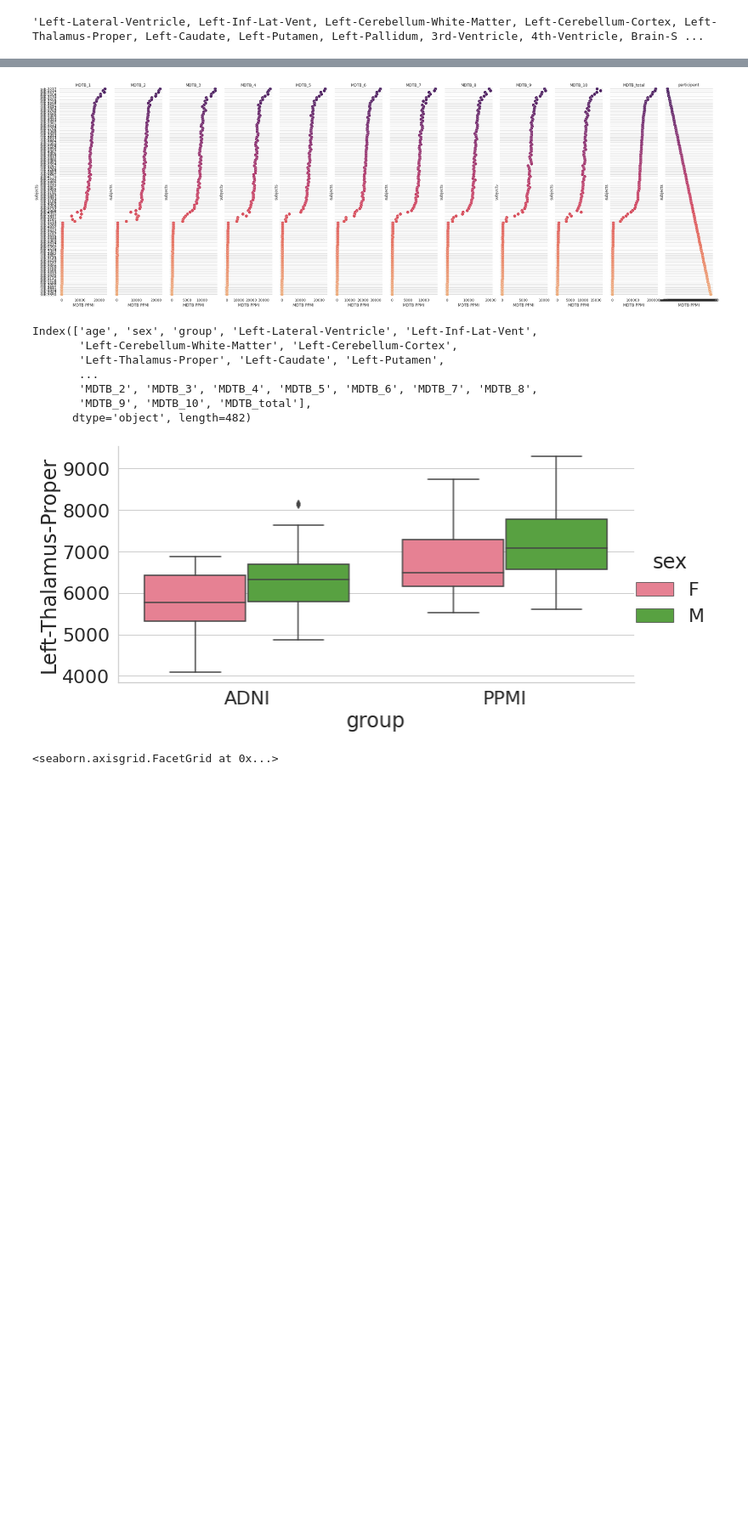
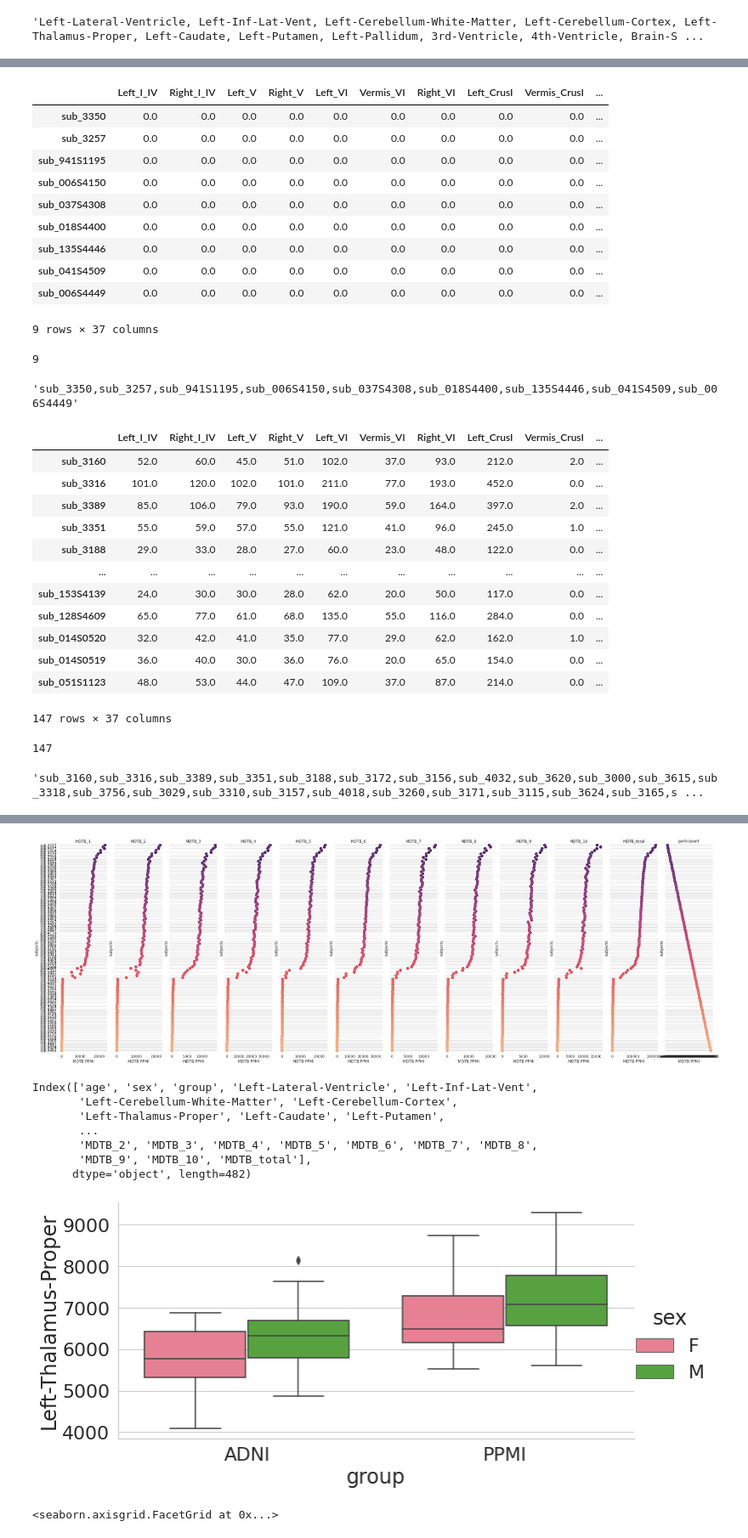
Before and after one commit to neurodatascience/ET_biomarker, a Jupyter notebook: preproc/prepro-roi_ADNI-PPMI.ipynb, the cells around one changed output, grey strips where cells are left out. Shown at 85% size. Drawn from its saved outputs; the diff is of its cells as text; code cells hidden in the pictures; blank space fills up the shorter version.

```diff
--- a/preproc/prepro-roi_ADNI-PPMI.ipynb
+++ b/preproc/prepro-roi_ADNI-PPMI.ipynb
@@ -82,8 +82,8 @@ for i_group in range(n_groups):
     seg_Des_tab=res1.join(lh_Des_ct_tab, how='left'); seg_Des_tab=seg_Des_tab.join(rh_Des_ct_tab, how='left'); seg_Des_tab=seg_Des_tab.join(lh_Des_vol_tab,how='left'); seg_Des_tab=seg_Des_tab.join(rh_Des_vol_tab,how='left');
     seg_DKT_tab=res1.join(lh_DKT_ct_tab, how='left'); seg_DKT_tab=seg_DKT_tab.join(rh_DKT_ct_tab, how='left'); seg_DKT_tab=seg_DKT_tab.join(lh_DKT_vol_tab,how='left'); seg_DKT_tab=seg_DKT_tab.join(rh_DKT_vol_tab,how='left');
     # update group
-    seg_Des_tab['group']=GROUPS[i_group]; seg_Des_tab=seg_Des_tab.dropna();
-    seg_DKT_tab['group']=GROUPS[i_group]; seg_DKT_tab=seg_DKT_tab.dropna();
+    seg_Des_tab['group']=GROUPS[i_group]; #seg_Des_tab=seg_Des_tab.dropna();
+    seg_DKT_tab['group']=GROUPS[i_group]; #seg_DKT_tab=seg_DKT_tab.dropna();
     # return data
     group_data[GROUPS[i_group]]={'Des': seg_Des_tab, 'DKT':seg_DKT_tab}
 all_data = {'Des': pd.concat([group_data['ADNI']['Des'], group_data['PPMI']['Des']]), 'DKT': pd.concat([group_data['ADNI']['DKT'], group_data['PPMI']['DKT']])}
@@ -249,3 +240,45 @@ with sns.axes_style("dark"):
+# %%
+plot_df = all_data['DKT'].copy()
+plot_df = plot_df[suit_col+['group','age']]
+#plot_df[plot_df['Left_I_IV']<1000]['Left_I_IV']
+plot_df = plot_df.sort_values(['suit_total','group'], ascending=False)
+cere0_df=plot_df[plot_df['Left_I_IV']==0]
+cere0_df=cere0_df.sort_values(['group','age'], ascending=False)
+display(cere0_df)
+display(len(cere0_df.index), ','.join(list(cere0_df.index)))
+cere_small_df=plot_df[(plot_df['Left_I_IV']>0) & (plot_df['Left_I_IV']<1000)]
+cere_small_df=cere_small_df.sort_values(['group','age'], ascending=False)
+display(cere_small_df)
+display(len(cere_small_df.index), ','.join(list(cere_small_df.index)))
+# %% [output]
+|  | Left_I_IV | Right_I_IV | Left_V | Right_V | Left_VI | Vermis_VI | Right_VI | Left_CrusI | Vermis_CrusI | ... |
+| sub_3350 | 0.0 | 0.0 | 0.0 | 0.0 | 0.0 | 0.0 | 0.0 | 0.0 | 0.0 | ... |
+| sub_3257 | 0.0 | 0.0 | 0.0 | 0.0 | 0.0 | 0.0 | 0.0 | 0.0 | 0.0 | ... |
+| sub_941S1195 | 0.0 | 0.0 | 0.0 | 0.0 | 0.0 | 0.0 | 0.0 | 0.0 | 0.0 | ... |
+| sub_006S4150 | 0.0 | 0.0 | 0.0 | 0.0 | 0.0 | 0.0 | 0.0 | 0.0 | 0.0 | ... |
+| sub_037S4308 | 0.0 | 0.0 | 0.0 | 0.0 | 0.0 | 0.0 | 0.0 | 0.0 | 0.0 | ... |
+| sub_018S4400 | 0.0 | 0.0 | 0.0 | 0.0 | 0.0 | 0.0 | 0.0 | 0.0 | 0.0 | ... |
+| sub_135S4446 | 0.0 | 0.0 | 0.0 | 0.0 | 0.0 | 0.0 | 0.0 | 0.0 | 0.0 | ... |
+| sub_041S4509 | 0.0 | 0.0 | 0.0 | 0.0 | 0.0 | 0.0 | 0.0 | 0.0 | 0.0 | ... |
+| sub_006S4449 | 0.0 | 0.0 | 0.0 | 0.0 | 0.0 | 0.0 | 0.0 | 0.0 | 0.0 | ... |
+9 rows × 37 columns
+9
+'sub_3350,sub_3257,sub_941S1195,sub_006S4150,sub_037S4308,sub_018S4400,sub_135S4446,sub_041S4509,sub_006S4449'
+|  | Left_I_IV | Right_I_IV | Left_V | Right_V | Left_VI | Vermis_VI | Right_VI | Left_CrusI | Vermis_CrusI | ... |
+| sub_3160 | 52.0 | 60.0 | 45.0 | 51.0 | 102.0 | 37.0 | 93.0 | 212.0 | 2.0 | ... |
+| sub_3316 | 101.0 | 120.0 | 102.0 | 101.0 | 211.0 | 77.0 | 193.0 | 452.0 | 0.0 | ... |
+| sub_3389 | 85.0 | 106.0 | 79.0 | 93.0 | 190.0 | 59.0 | 164.0 | 397.0 | 2.0 | ... |
+| sub_3351 | 55.0 | 59.0 | 57.0 | 55.0 | 121.0 | 41.0 | 96.0 | 245.0 | 1.0 | ... |
+| sub_3188 | 29.0 | 33.0 | 28.0 | 27.0 | 60.0 | 23.0 | 48.0 | 122.0 | 0.0 | ... |
+| ... | ... | ... | ... | ... | ... | ... | ... | ... | ... | ... |
+| sub_153S4139 | 24.0 | 30.0 | 30.0 | 28.0 | 62.0 | 20.0 | 50.0 | 117.0 | 0.0 | ... |
+| sub_128S4609 | 65.0 | 77.0 | 61.0 | 68.0 | 135.0 | 55.0 | 116.0 | 284.0 | 0.0 | ... |
+| sub_014S0520 | 32.0 | 42.0 | 41.0 | 35.0 | 77.0 | 29.0 | 62.0 | 162.0 | 1.0 | ... |
+| sub_014S0519 | 36.0 | 40.0 | 30.0 | 36.0 | 76.0 | 20.0 | 65.0 | 154.0 | 0.0 | ... |
+| sub_051S1123 | 48.0 | 53.0 | 44.0 | 47.0 | 109.0 | 37.0 | 87.0 | 214.0 | 0.0 | ... |
+147 rows × 37 columns
+147
+'sub_3160,sub_3316,sub_3389,sub_3351,sub_3188,sub_3172,sub_3156,sub_4032,sub_3620,sub_3000,sub_3615,sub_3318,sub_3756,sub_3029,sub_3310,sub_3157,sub_4018,sub_3260,sub_3171,sub_3115,sub_3624,sub_3165,s ...
 # %%
 plot_df = all_data['DKT'].copy()
 vis_list=mdtb_col;
```
Also changed, not shown: parts of 13 cells of this notebook, 9 other files.
